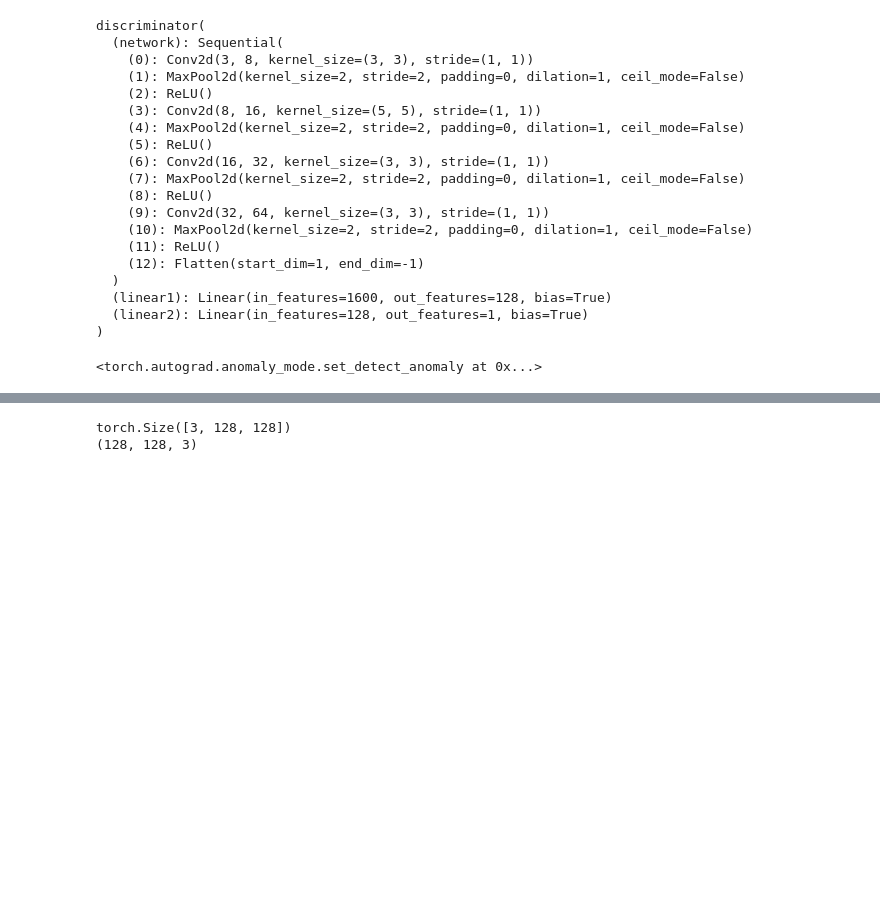
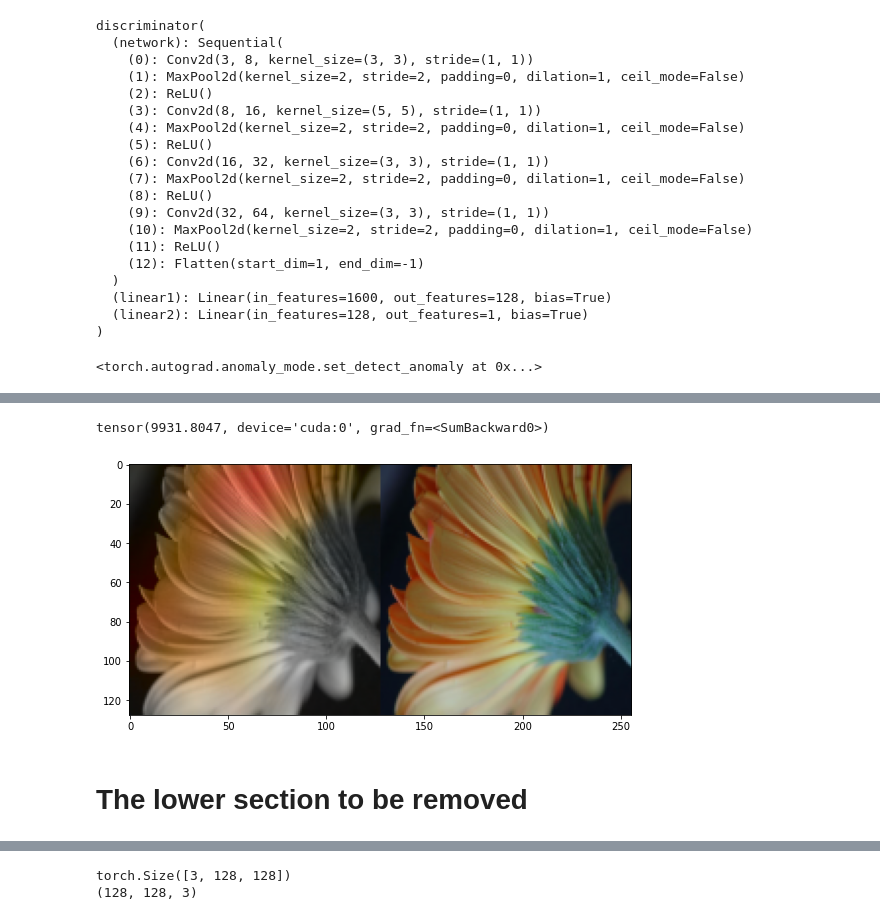
Before and after one commit to Anmol42/IDP-sem4, a Jupyter notebook: notebooks/GAN_colorize_with_validation_vae.ipynb, the cells around one changed output, grey strips where cells are left out. Drawn from its saved outputs; the diff is of its cells as text; code cells hidden in the pictures; blank space fills up the shorter version.

```diff
--- a/notebooks/GAN_colorize_with_validation_vae.ipynb
+++ b/notebooks/GAN_colorize_with_validation_vae.ipynb
@@ -331,3 +281,33 @@ plt.plot(loss_h[3])
+# %%
+from skimage.color import rgb2lab,lab2rgb
+def tensor_to_pic(tensor : torch.Tensor) -> np.ndarray:
+    tensor[0] *=  100
+    tensor[1:]*=  128
+    image = tensor.permute(1,2,0).detach().cpu().numpy()
+    image = lab2rgb(image)
+    return image
+
+def show_images(n,dataset = images,gen=gen_model,dis=dis_model) -> None:
+  gen_model.eval()
+  dis_model.eval()
+  z = torch.randn(1,256).to('cuda')
+  #z = torch.ones_like(z)
+  image_tensor = dataset[n].to('cuda')
+  gen_tensor = gen(image_tensor[0].unsqueeze(0).unsqueeze(0),z)[0]
+  image = tensor_to_pic(image_tensor)
+  #print(torch.sum(gen_tensor))
+  gen_image = tensor_to_pic(gen_tensor)
+  to_be_shown = np.concatenate((gen_image,image),axis=1)
+  plt.figure(figsize=(9,9))
+  plt.imshow(to_be_shown)
+  plt.show()
+# %%
+show_images(2)      ## Shows generated and coloured images side by side
+# %% [output]
+tensor(9931.8047, device='cuda:0', grad_fn=<SumBackward0>)
+[figure, added]
+# %% [markdown]
+# The lower section to be removed
 # %%
 from skimage.color import rgb2lab,lab2rgb
 gen_model.eval()
```
Also changed, not shown: parts of 11 cells of this notebook.
